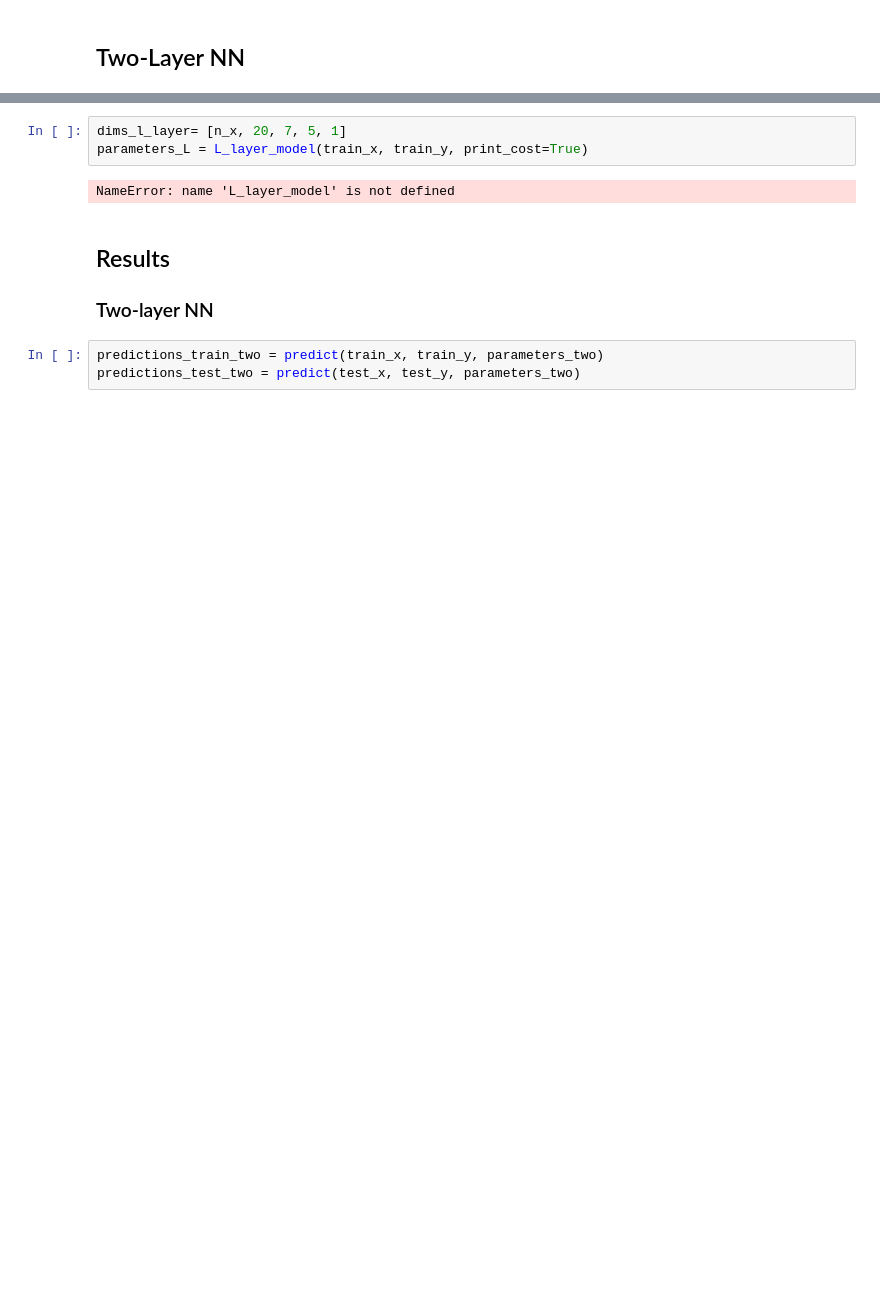
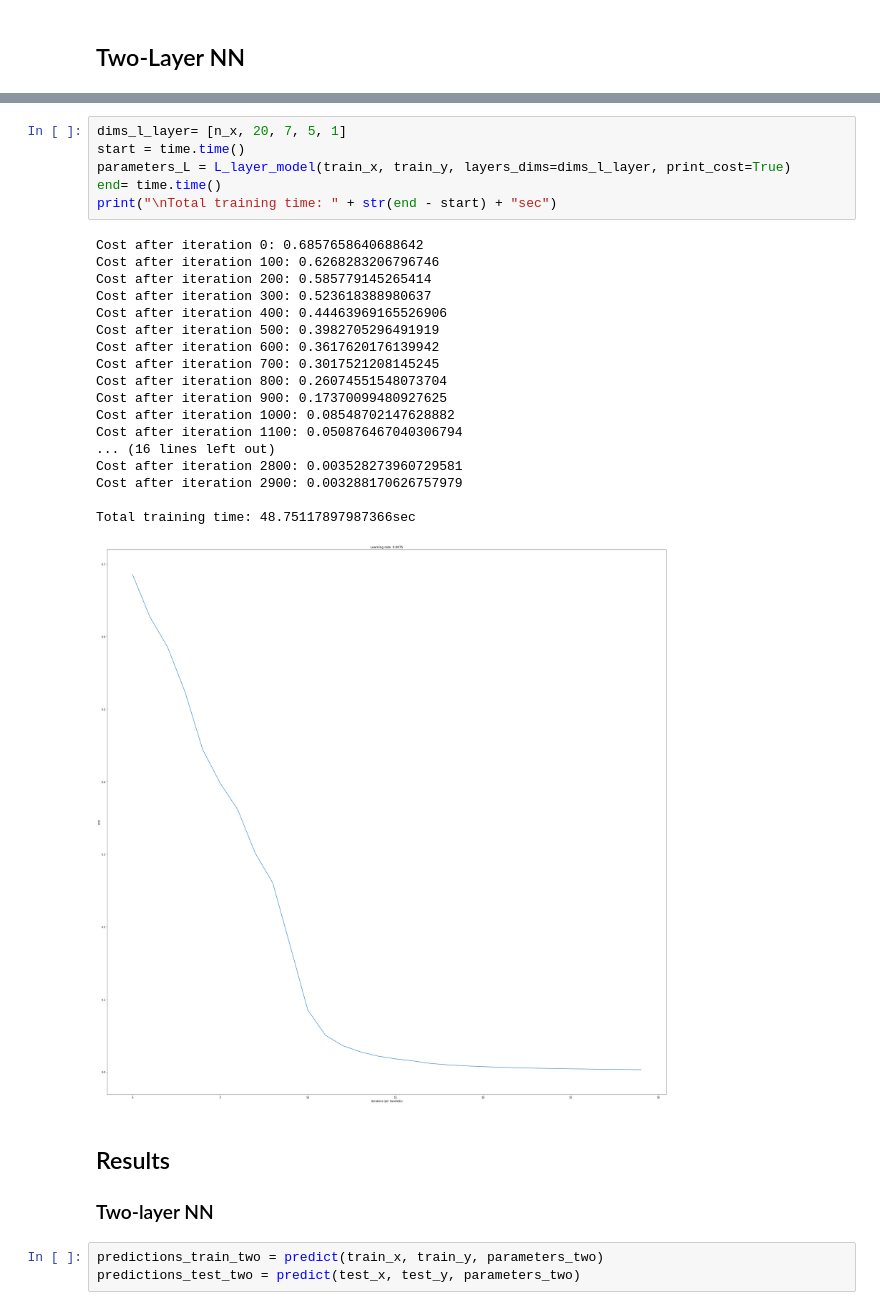
Before and after one commit to jihan1218/Coursera-DL, a Jupyter notebook: Building_DNN/DNN_cat_image_classifier.ipynb, the cells around one changed output, grey strips where cells are left out. Cells and saved outputs as stored; diff of their text form; blank space fills up the shorter version.

```diff
--- a/Building_DNN/DNN_cat_image_classifier.ipynb
+++ b/Building_DNN/DNN_cat_image_classifier.ipynb
@@ -45,8 +66,28 @@ NameError: name 'two_layer_model' is not defined
 # %%
 dims_l_layer= [n_x, 20, 7, 5, 1]
-parameters_L = L_layer_model(train_x, train_y, print_cost=True)
+start = time.time()
+parameters_L = L_layer_model(train_x, train_y, layers_dims=dims_l_layer, print_cost=True)
+end= time.time()
+print("\nTotal training time: " + str(end - start) + "sec")
 # %% [output]
-NameError: name 'L_layer_model' is not defined
+Cost after iteration 0: 0.6857658640688642
+Cost after iteration 100: 0.6268283206796746
+Cost after iteration 200: 0.585779145265414
+Cost after iteration 300: 0.523618388980637
+Cost after iteration 400: 0.44463969165526906
+Cost after iteration 500: 0.3982705296491919
+Cost after iteration 600: 0.3617620176139942
+Cost after iteration 700: 0.3017521208145245
+Cost after iteration 800: 0.26074551548073704
+Cost after iteration 900: 0.17370099480927625
+Cost after iteration 1000: 0.08548702147628882
+Cost after iteration 1100: 0.050876467040306794
+... (16 lines left out)
+Cost after iteration 2800: 0.003528273960729581
+Cost after iteration 2900: 0.003288170626757979
+
+Total training time: 48.75117897987366sec
+[figure, added]
 # %% [markdown]
 ## Results
 ### Two-layer NN
```
Also changed, not shown: parts of 8 cells of this notebook, 2 other files.
